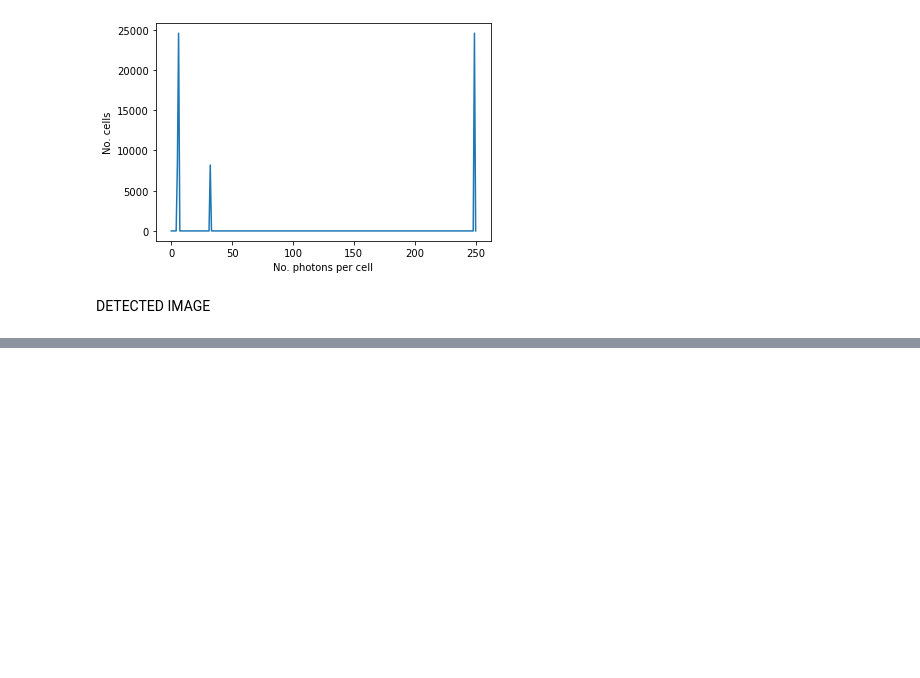
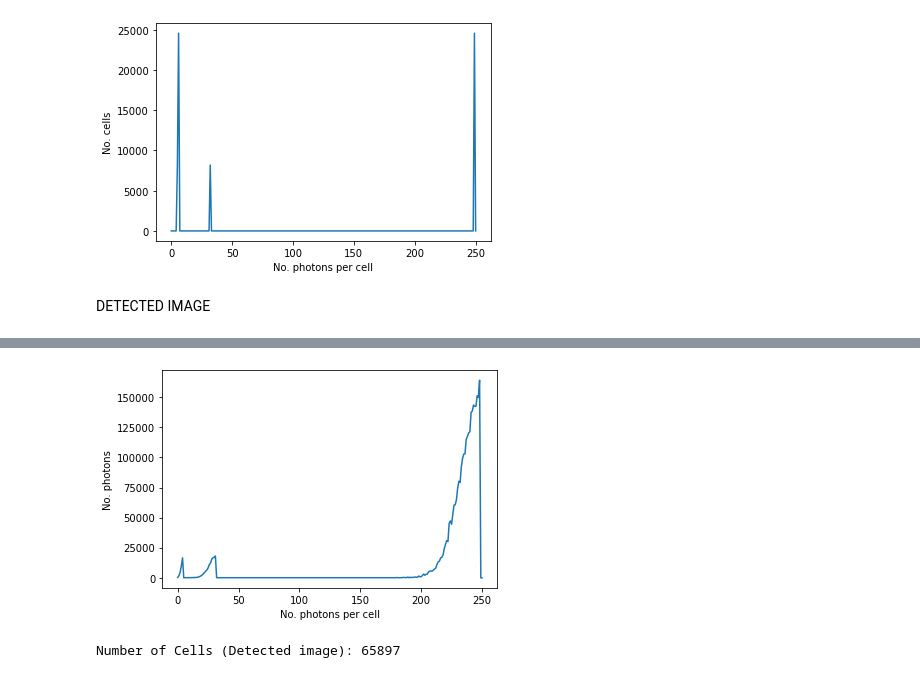
Before and after one commit to PAGF188/IBMA_Ejercicios, a Jupyter notebook: Ejercicio5/ejercicio5.ipynb, the cells around one changed output, grey strips where cells are left out. Drawn from its saved outputs; the diff is of its cells as text; code cells hidden in the pictures; blank space fills up the shorter version.

```diff
--- a/Ejercicio5/ejercicio5.ipynb
+++ b/Ejercicio5/ejercicio5.ipynb
@@ -168,0 +184,11 @@ plt.show()
+# %%
+plotDistribution(nPCD, 'No. photons per cell', 'No. photons')
+# %% [output]
+[figure, added]
+# %%
+# Get Distribution of cells per Photons
+
+nCPD= getNumberCellsPhoton(dImage, N0)
+print(f'Number of Cells (Detected image): {int(sum(nCPD[1])):d}')
+# %% [output]
+Number of Cells (Detected image): 65897
```
Also changed, not shown: parts of 39 cells of this notebook, 1 other file.
